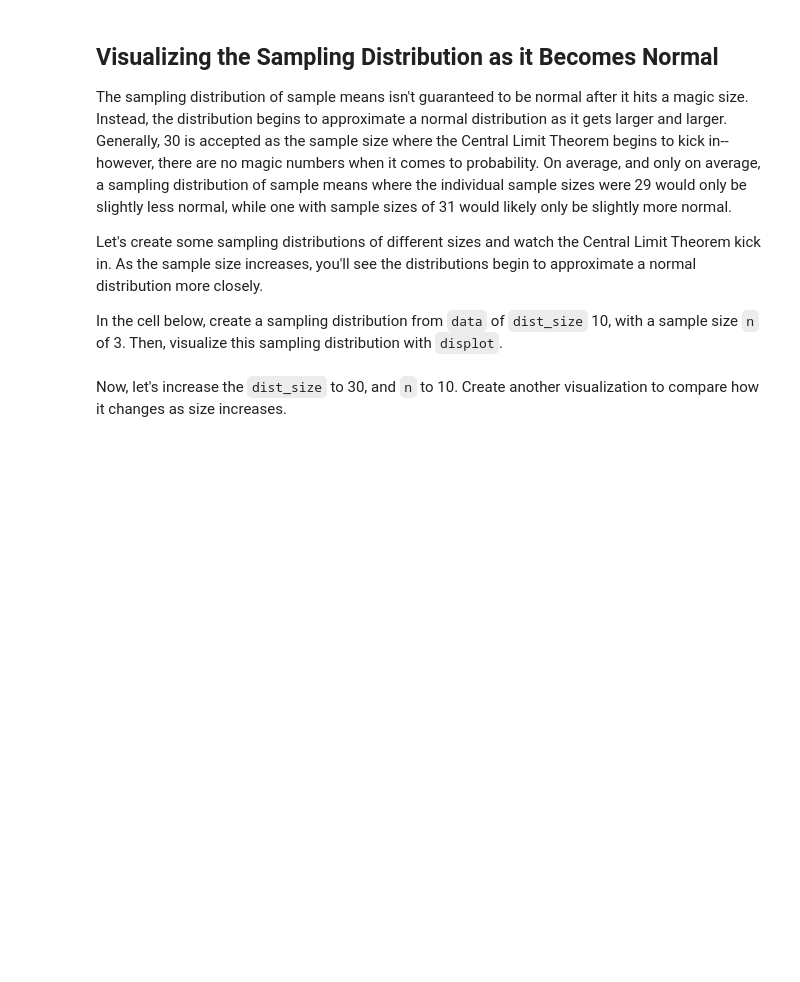
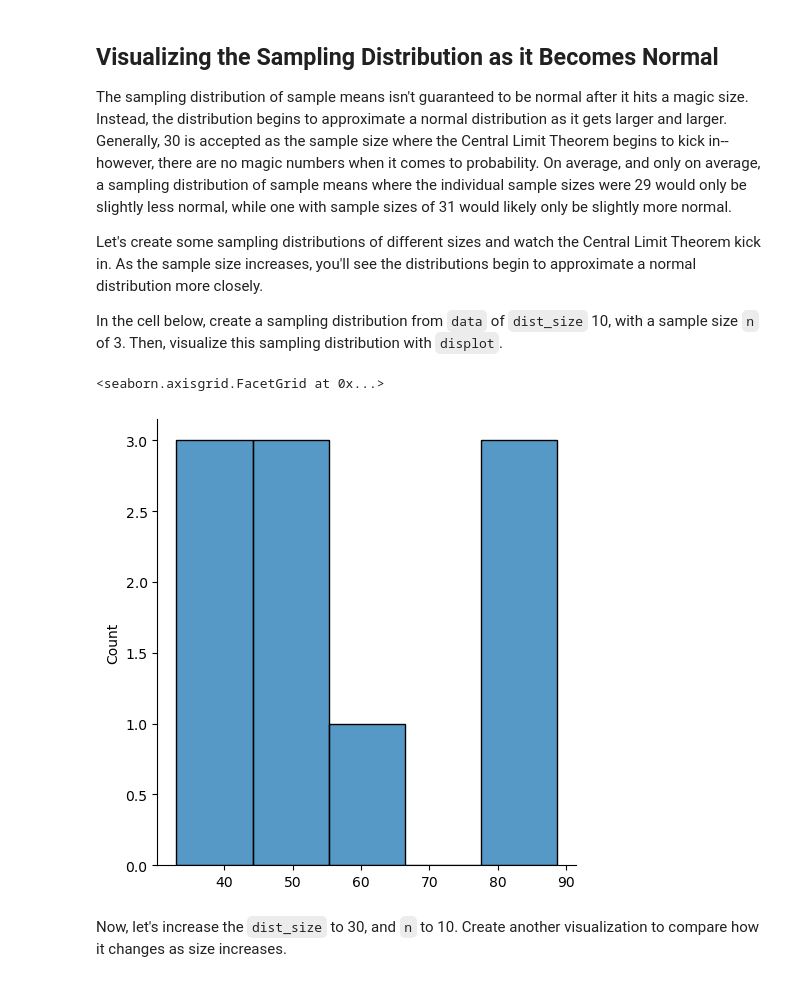
Before and after one commit to kev065/dsc-central-limit-theorem-lab, a Jupyter notebook: index.ipynb, the cells around one changed output. Cells and saved outputs as stored; diff of their text form; code cells hidden in the pictures; blank space fills up the shorter version.

```diff
--- a/index.ipynb
+++ b/index.ipynb
@@ -64,14 +75,18 @@ In order to create a Sampling Distribution of Sample Means, we need to first wri
 
 In the cell below, write a function that takes in an array of numbers `data` and a sample size `n` and returns an array that is a random sample of `data`, of size `n`. Additionally, we've added a marker for random seed for reproducability.
 # %%
-def get_sample(data, n, seed):
+def get_sample(data_series, n, seed):
     #Adding random seed for reproducibility
     np.random.seed(seed)
 
     #Your code here
+    sample=[]
+    while len(sample)!= n:
+        x = np.random.choice(data_series)
+        sample.append(x)
 
-    pass
+    return sample
 
-test_sample = get_sample(data, 30, 0)
+test_sample = get_sample(data_series, 30, 0)
 print(test_sample[:5])
 # [56, 12, 73, 24, 8] (This will change if you run it multiple times)
@@ -83,10 +100,10 @@ Next, we'll write another helper function that takes in a sample and returns the
 def get_sample_mean(sample):
 
     # Your code here
+    x = np.mean(sample)
+    return x
 
-    pass
-
-test_sample2 = get_sample(data, 30, 0)
+test_sample2 = get_sample(data_series, 30, 0)
 test_sample2_mean = get_sample_mean(test_sample2)
 print(test_sample2_mean)
 # 32.733333333333334
@@ -99,10 +118,19 @@ In the cell below, write a function that takes in 3 arguments: the dataset, the
 
 Make sure to include some way to change the seed as your function proceeds!
 # %%
-def create_sample_distribution(data, dist_size=100, n=30):
-    pass
+def create_sample_distribution(data_series, dist_size=100, n=30):
+    sample_dist = []
+    seed = 0
 
-test_sample_dist = create_sample_distribution(data)
+    while len(sample_dist) < dist_size:
+        sample = get_sample(data_series, n, seed)
+        sample_mean = get_sample_mean(sample)
+        sample_dist.append(sample_mean)
+        seed +=1
+
+    return sample_dist
+
+test_sample_dist = create_sample_distribution(data_series)
 print(test_sample_dist[:5])
 
 # If you set your seed to start at zero and iterate by 1 each sample you should get:
@@ -117,6 +147,11 @@ Let's create some sampling distributions of different sizes and watch the Centra
 In the cell below, create a sampling distribution from `data` of `dist_size` 10, with a sample size `n` of 3. Then, visualize this sampling distribution with `displot`.
 # %%
 # Your code here
+sample = create_sample_distribution(data_series, 10, n=3)
+sns.displot(sample)
+# %% [output]
+<seaborn.axisgrid.FacetGrid at 0x...>
+[figure, added]
 # %% [markdown]
 Now, let's increase the `dist_size` to 30, and `n` to 10.  Create another visualization to compare how it changes as size increases.
 # %%
```
Also changed, not shown: parts of 8 cells of this notebook.
